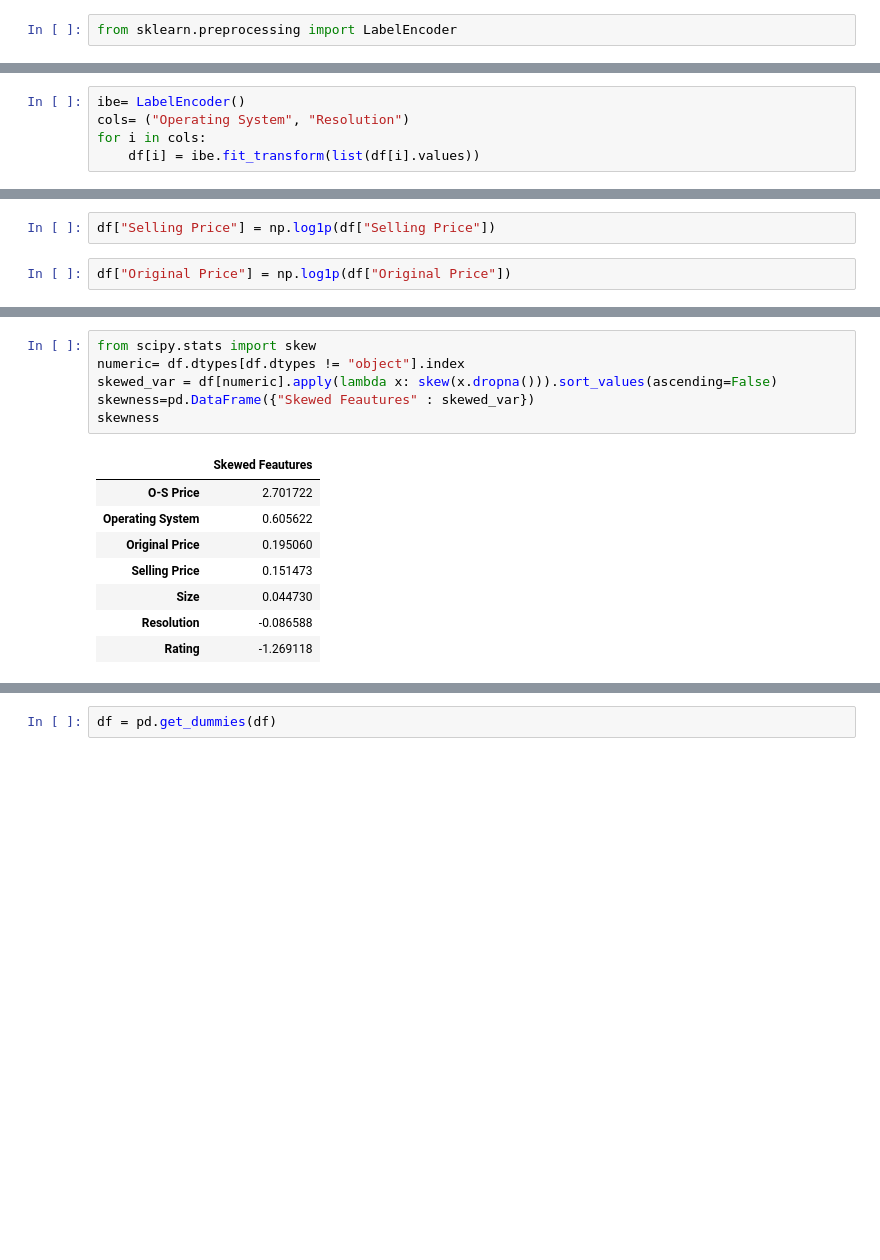
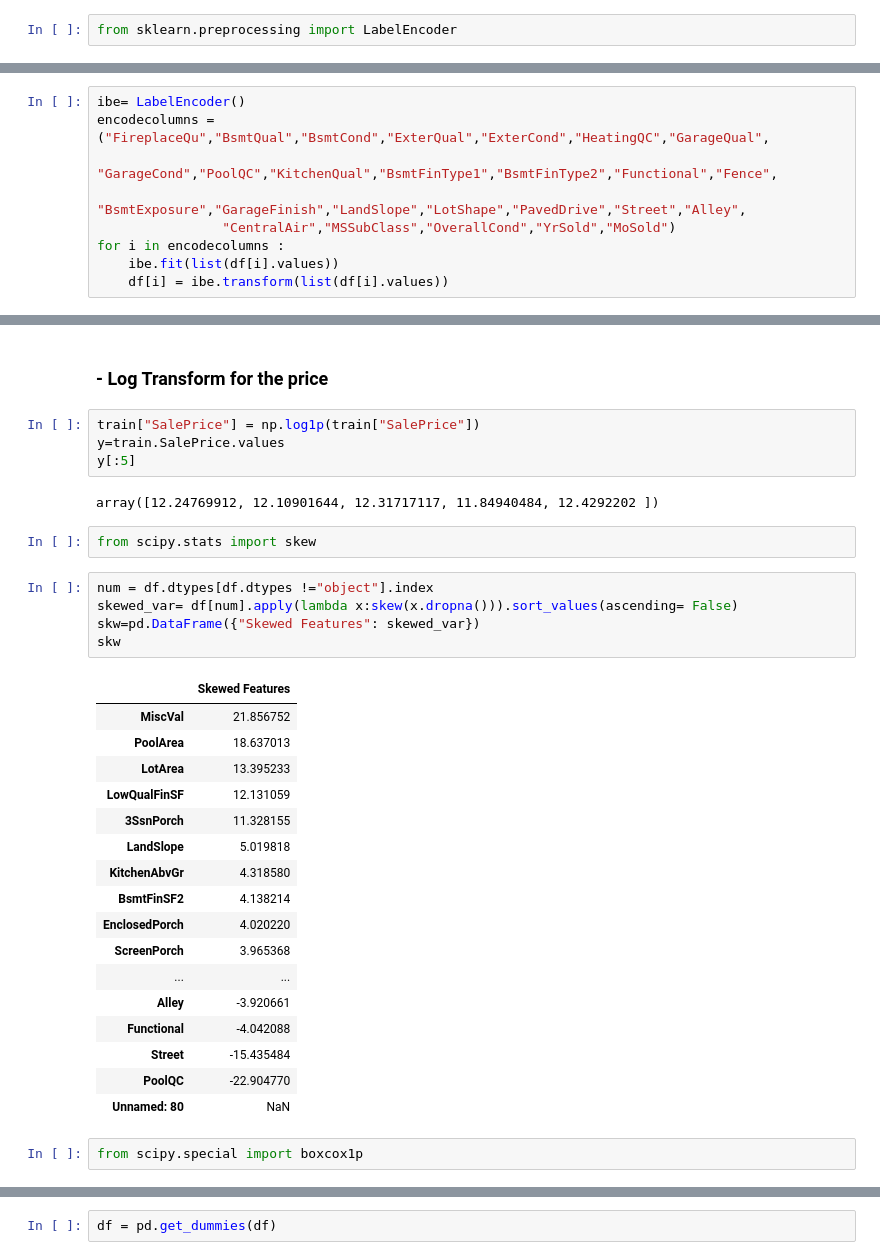
Before and after one commit to Vicepp/Predictive-Analysis, a Jupyter notebook: Untitled.ipynb, the cells around one changed output, grey strips where cells are left out. Saved outputs shown, nothing was run; the diff lists cells and outputs as text; blank space fills up the shorter version.

```diff
--- a/Untitled.ipynb
+++ b/Untitled.ipynb
@@ -278,5 +404,0 @@ df
-# %%
-ibe= LabelEncoder()
-cols= ("Operating System", "Resolution")
-for i in cols:
-    df[i] = ibe.fit_transform(list(df[i].values))
@@ -315,4 +404,0 @@ sns.pairplot(df[(cols)])
-# %%
-df["Selling Price"] = np.log1p(df["Selling Price"])
-# %%
-df["Original Price"] = np.log1p(df["Original Price"])
@@ -334,0 +405,9 @@ df
+# %%
+ibe= LabelEncoder()
+encodecolumns = ("FireplaceQu","BsmtQual","BsmtCond","ExterQual","ExterCond","HeatingQC","GarageQual",
+                "GarageCond","PoolQC","KitchenQual","BsmtFinType1","BsmtFinType2","Functional","Fence",
+                "BsmtExposure","GarageFinish","LandSlope","LotShape","PavedDrive","Street","Alley",
+                "CentralAir","MSSubClass","OverallCond","YrSold","MoSold")
+for i in encodecolumns :
+    ibe.fit(list(df[i].values))
+    df[i] = ibe.transform(list(df[i].values))
@@ -335,16 +430,36 @@ df
+# %% [markdown]
+### - Log Transform for the price
+# %%
+train["SalePrice"] = np.log1p(train["SalePrice"])
+y=train.SalePrice.values
+y[:5]
+# %% [output]
+array([12.24769912, 12.10901644, 12.31717117, 11.84940484, 12.4292202 ])
+# %%
+from scipy.stats import skew
 # %%
-from scipy.stats import skew
-numeric= df.dtypes[df.dtypes != "object"].index
-skewed_var = df[numeric].apply(lambda x: skew(x.dropna())).sort_values(ascending=False)
-skewness=pd.DataFrame({"Skewed Feautures" : skewed_var})
-skewness
+num = df.dtypes[df.dtypes !="object"].index
+skewed_var= df[num].apply(lambda x:skew(x.dropna())).sort_values(ascending= False)
+skw=pd.DataFrame({"Skewed Features": skewed_var})
+skw
 # %% [output]
-|  | Skewed Feautures |
-| O-S Price | 2.701722 |
-| Operating System | 0.605622 |
-| Original Price | 0.195060 |
-| Selling Price | 0.151473 |
-| Size | 0.044730 |
-| Resolution | -0.086588 |
-| Rating | -1.269118 |
+|  | Skewed Features |
+| MiscVal | 21.856752 |
+| PoolArea | 18.637013 |
+| LotArea | 13.395233 |
+| LowQualFinSF | 12.131059 |
+| 3SsnPorch | 11.328155 |
+| LandSlope | 5.019818 |
+| KitchenAbvGr | 4.318580 |
+| BsmtFinSF2 | 4.138214 |
+| EnclosedPorch | 4.020220 |
+| ScreenPorch | 3.965368 |
+| ... | ... |
+| Alley | -3.920661 |
+| Functional | -4.042088 |
+| Street | -15.435484 |
+| PoolQC | -22.904770 |
+| Unnamed: 80 | NaN |
+# %%
+from scipy.special import boxcox1p
 # %%
```
Also changed, not shown: parts of 176 cells of this notebook, 1 other file.
